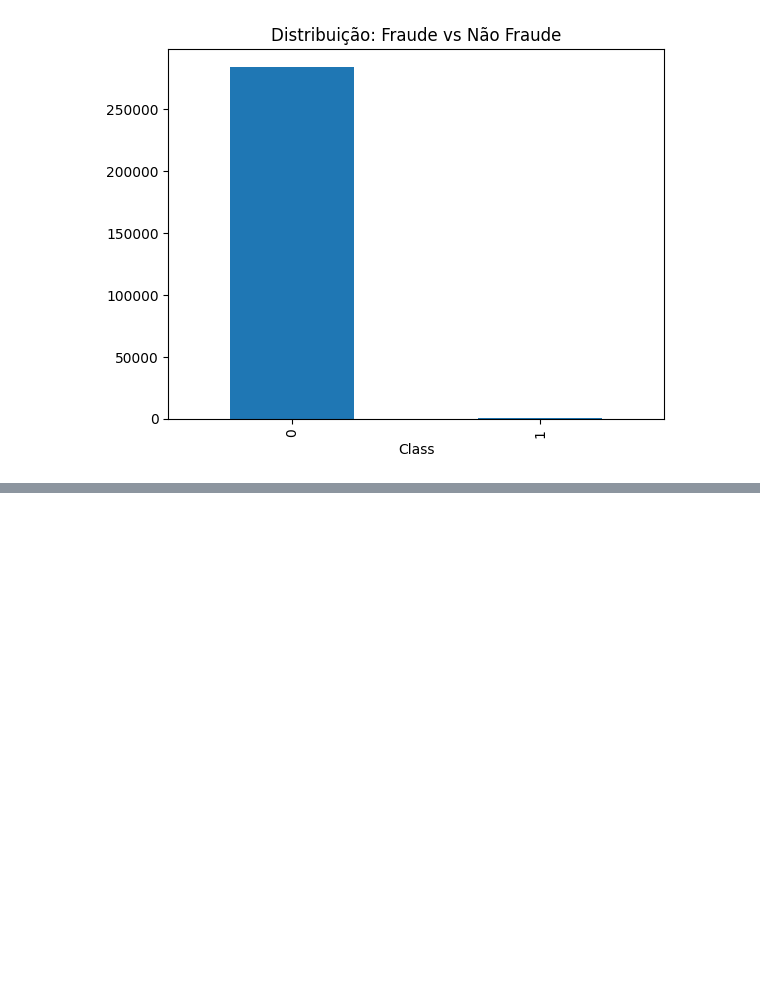
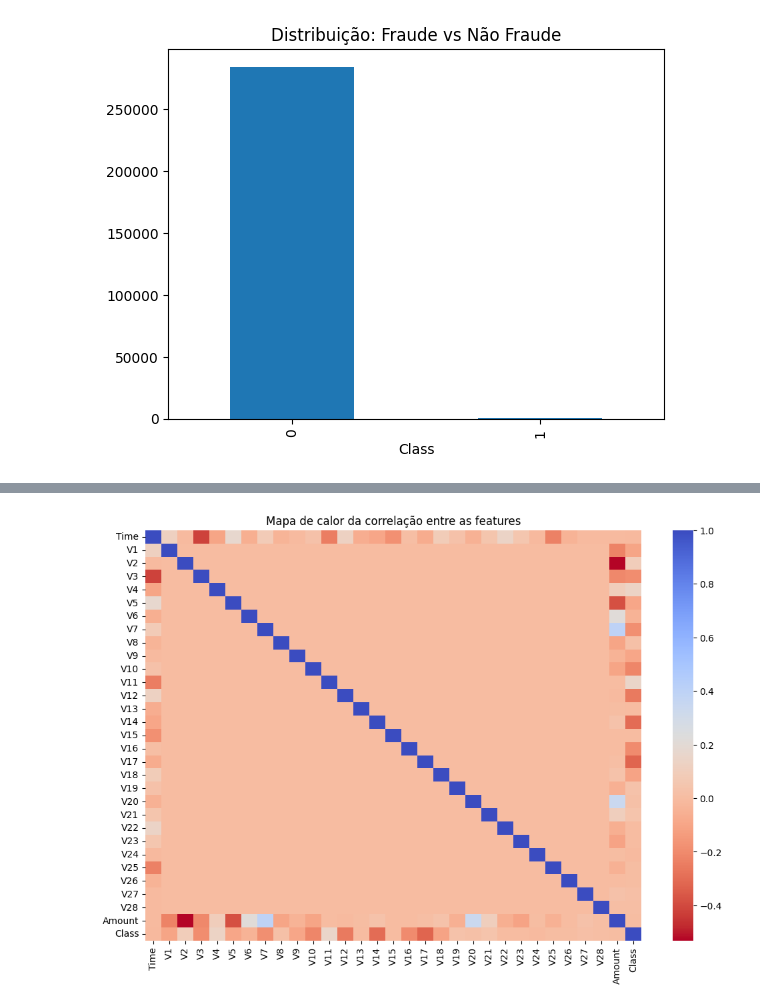
Before and after one commit to KaykeAndrade7/bank-fraud-ml, a Jupyter notebook: notebooks/01_data_exploracao.ipynb, the cells around one changed output, grey strips where cells are left out. Cells and saved outputs as stored; diff of their text form; code cells hidden in the pictures; blank space fills up the shorter version.

```diff
--- a/notebooks/01_data_exploracao.ipynb
+++ b/notebooks/01_data_exploracao.ipynb
@@ -66,0 +157,7 @@ plt.show()
+# %%
+plt.figure(figsize=(12,8))
+sns.heatmap(corr, cmap='coolwarm_r')
+plt.title('Mapa de calor da correlação entre as features')
+plt.show()
+# %% [output]
+[figure, added]
```
Also changed, not shown: parts of 15 cells of this notebook, 3 other files.
